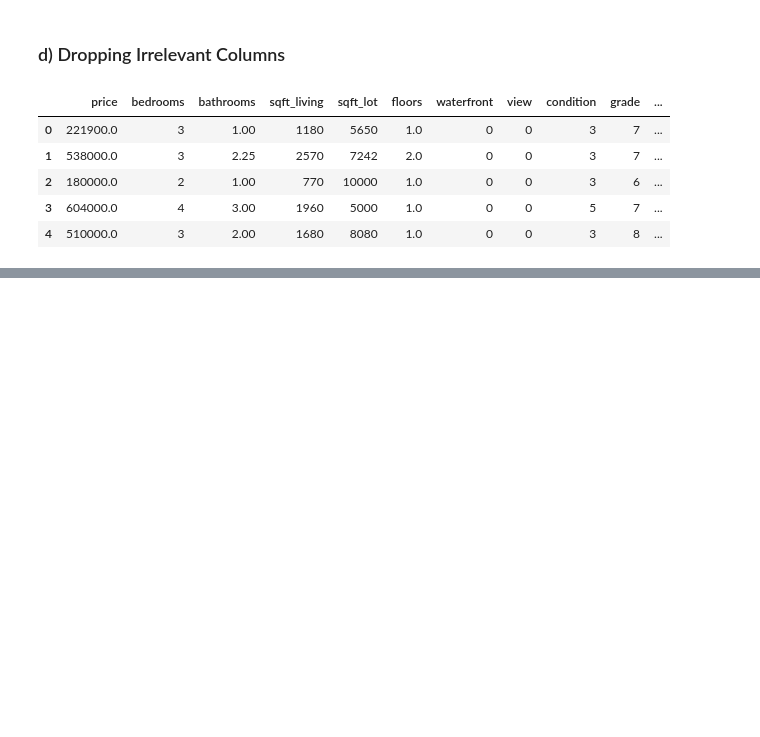
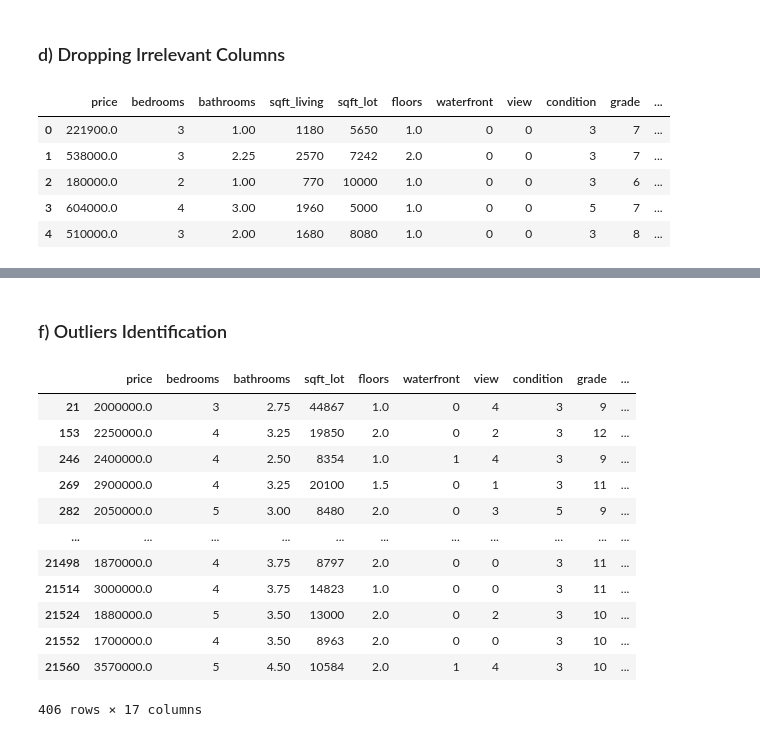
Before and after one commit to Dudimath/House-Sales-Prices-Using-Multi-Linear-Regression, a Jupyter notebook: student.ipynb, the cells around one changed output, grey strips where cells are left out. Saved outputs shown, nothing was run; the diff lists cells and outputs as text; code cells hidden in the pictures; blank space fills up the shorter version.

```diff
--- a/student.ipynb
+++ b/student.ipynb
@@ -474,0 +533,31 @@ df_updated.head()
+# %% [markdown]
+### f) Outliers Identification
+# %%
+# Using Zscore method lets identify our outliers
+import numpy as np
+
+# Calculate z-scores
+z_scores = (df_updated['price'] - df_updated['price'].mean()) / df_updated['price'].std()
+
+# Define a threshold for outlier detection (e.g., z-score > 3 or < -3)
+threshold = 3
+
+# Identify outliers
+outliers = df_updated[np.abs(z_scores) > threshold]
+
+# Print the outliers
+outliers
+# %% [output]
+|  | price | bedrooms | bathrooms | sqft_lot | floors | waterfront | view | condition | grade | ... |
+| 21 | 2000000.0 | 3 | 2.75 | 44867 | 1.0 | 0 | 4 | 3 | 9 | ... |
+| 153 | 2250000.0 | 4 | 3.25 | 19850 | 2.0 | 0 | 2 | 3 | 12 | ... |
+| 246 | 2400000.0 | 4 | 2.50 | 8354 | 1.0 | 1 | 4 | 3 | 9 | ... |
+| 269 | 2900000.0 | 4 | 3.25 | 20100 | 1.5 | 0 | 1 | 3 | 11 | ... |
+| 282 | 2050000.0 | 5 | 3.00 | 8480 | 2.0 | 0 | 3 | 5 | 9 | ... |
+| ... | ... | ... | ... | ... | ... | ... | ... | ... | ... | ... |
+| 21498 | 1870000.0 | 4 | 3.75 | 8797 | 2.0 | 0 | 0 | 3 | 11 | ... |
+| 21514 | 3000000.0 | 4 | 3.75 | 14823 | 1.0 | 0 | 0 | 3 | 11 | ... |
+| 21524 | 1880000.0 | 5 | 3.50 | 13000 | 2.0 | 0 | 2 | 3 | 10 | ... |
+| 21552 | 1700000.0 | 4 | 3.50 | 8963 | 2.0 | 0 | 0 | 3 | 10 | ... |
+| 21560 | 3570000.0 | 5 | 4.50 | 10584 | 2.0 | 1 | 4 | 3 | 10 | ... |
+406 rows × 17 columns
```
Also changed, not shown: parts of 7 cells of this notebook.
